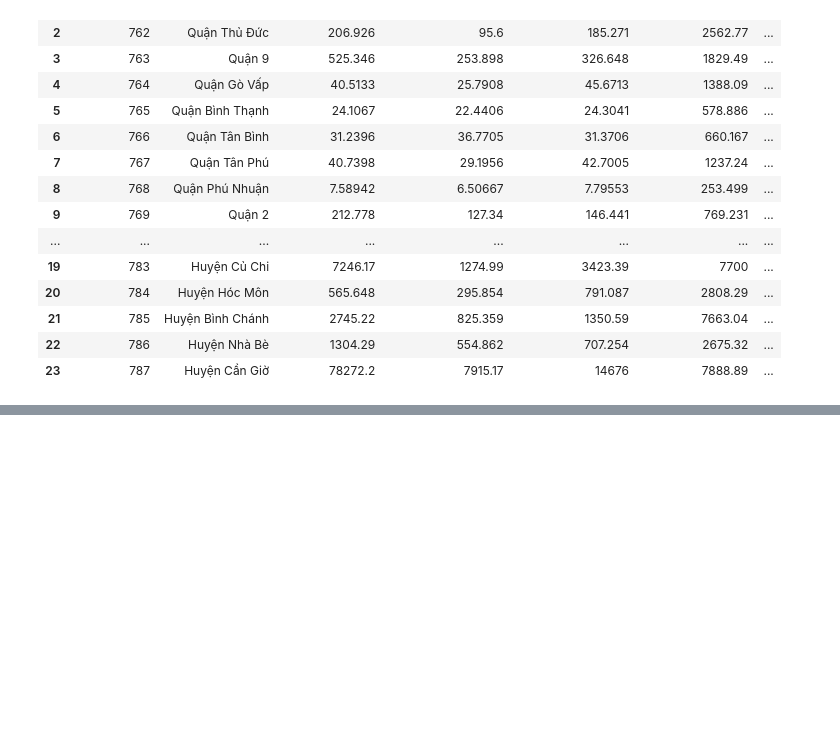
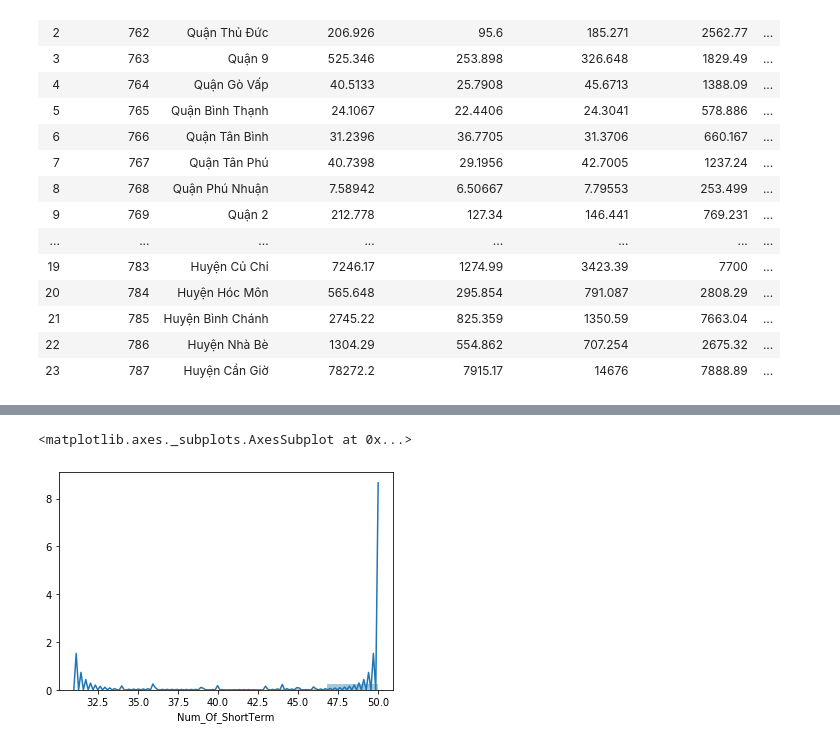
Before and after one commit to giahuy9751990/Coursera_Capstone, a Jupyter notebook: Coursera Week 1 Capstone.ipynb, the cells around one changed output, grey strips where cells are left out. Saved outputs shown, nothing was run; the diff lists cells and outputs as text; code cells hidden in the pictures; blank space fills up the shorter version.

Commit message:
complete analyze

```diff
--- a/Coursera Week 1 Capstone.ipynb
+++ b/Coursera Week 1 Capstone.ipynb
@@ -721,0 +698,2 @@ pca_transform = pca.transform(X)
+# %%
+district_within_cluster = district_within_cluster[district_within_cluster['District Code'].isin(district_code_get.to_list())]
@@ -721,0 +716,8 @@ pca_transform = pca.transform(X)
+# %%
+# Let sum all the coffee shop venues, Long term venue, Short term venues for each district
+columns_name = ['District Code','District Name','Ward Code','Ward Name','District Population','District Acreage (Km2)','District Latitude','District Longitude','Num_Of_Coffee','Num_Of_ShortTerm','Num_Of_LongTerm']
+analyze_wards = pd.DataFrame(data=None,columns=columns_name)
+for i in district_within_cluster['Ward Code'].unique():
+    tm_1 = district_within_cluster[district_within_cluster['Ward Code']==i]
+    tm = ((district_within_cluster[district_within_cluster['Ward Code']==i])['Venue Category'].value_counts() + pd.Series({"Short Term Servicecs":0,'Coffee Shop':0,"Long Term Servicecs":0})).replace(np.NaN,0).astype("int")
+    analyze_wards = analyze_wards.append(pd.DataFrame(columns = columns_name,data = [[tm_1.iloc[0,2],tm_1.iloc[0,3],tm_1.iloc[0,4],tm_1.iloc[0,5],tm_1.iloc[0,6],tm_1.iloc[0,7],tm_1.iloc[0,8],tm_1.iloc[0,9],tm['Coffee Shop'],tm['Short Term Servicecs'],tm['Long Term Servicecs']]]),ignore_index=True)
@@ -722,9 +740,9 @@ pca_transform = pca.transform(X)
 # %%
 # set number of clusters
-kclusters = 4
+kclusters = 3
 
 # run k-means clustering
-kmeans = KMeans(n_clusters=kclusters, random_state=0).fit(pca_transform)
+kmeans = KMeans(n_clusters=kclusters, random_state=0).fit(analyze_wards[['Num_Of_Coffee','Num_Of_ShortTerm','Num_Of_LongTerm']])
 
 # check cluster labels generated for each row in the dataframe
-kmeans.labels_
+analyze_wards['k_cluster'] = kmeans.labels_
@@ -733,0 +770,2 @@ array([3, 0, 0, 3, 3, 3, 3, 3, 3, 3, 3, 3, 3, 3, 3, 3, 3, 0, 3, 2, 0, 2,
+# %%
+after_cluster_wards = analyze_wards[analyze_wards['k_cluster'].isin([1,2])]
@@ -733,0 +792,5 @@ array([3, 0, 0, 3, 3, 3, 3, 3, 3, 3, 3, 3, 3, 3, 3, 3, 3, 0, 3, 2, 0, 2,
+# %%
+sns.distplot(after_cluster_wards['Num_Of_ShortTerm'])
+# %% [output]
+<matplotlib.axes._subplots.AxesSubplot at 0x...>
+[figure, added]
```
Also changed, not shown: parts of 21 cells of this notebook.
